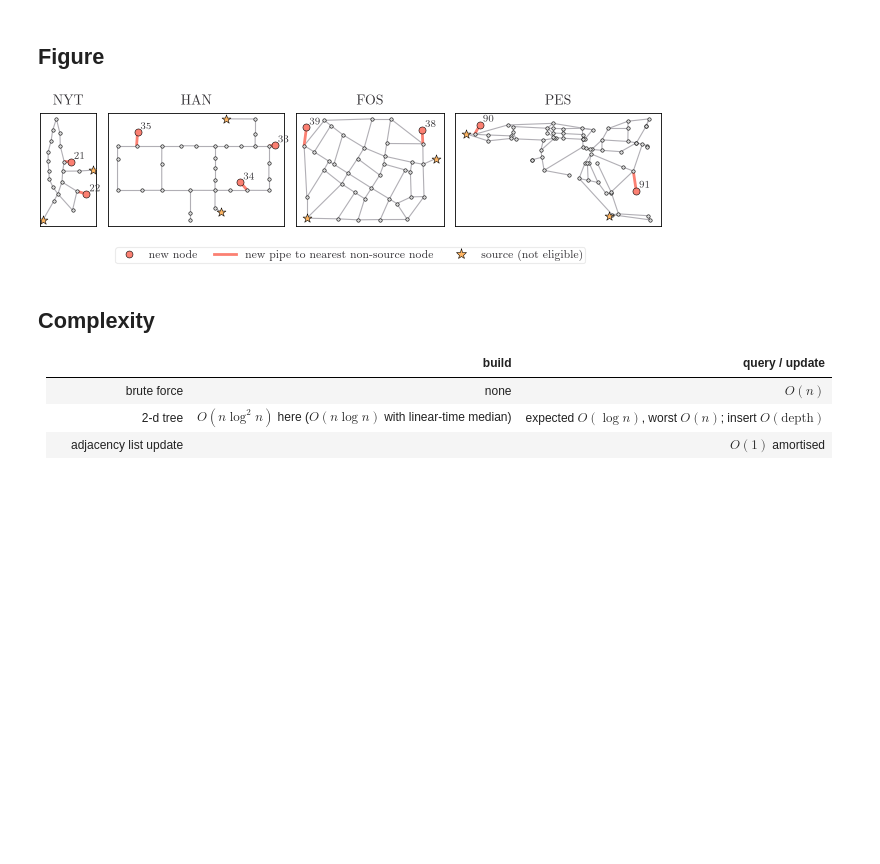
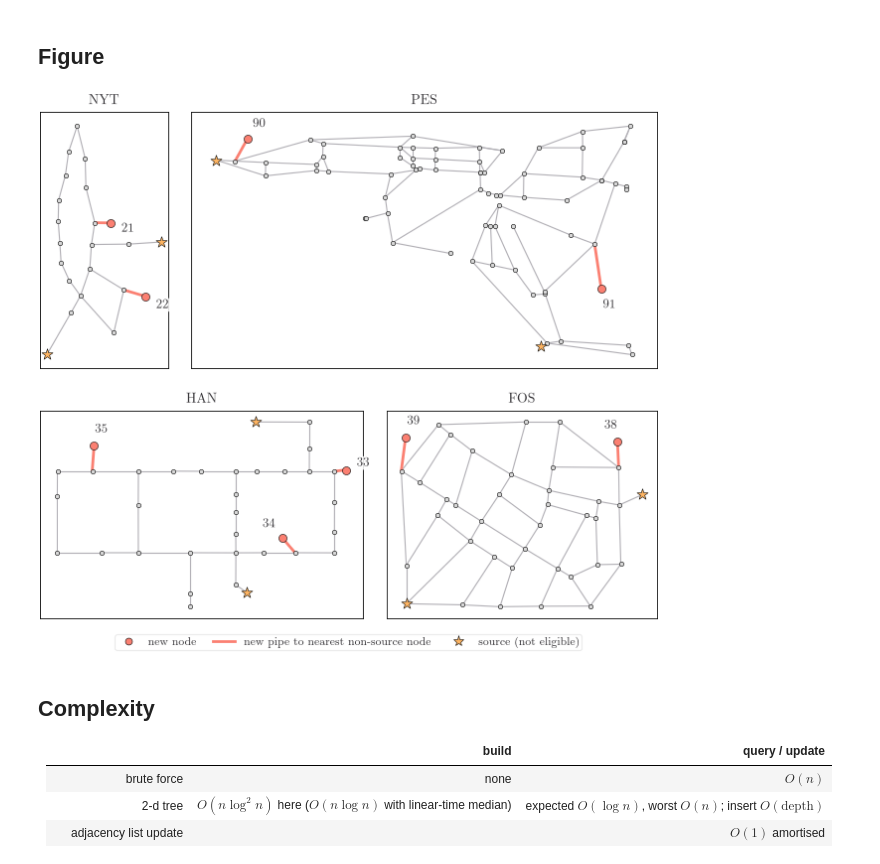
Before and after one commit to santihdzs/water-distribution, a Jupyter notebook: notebooks/07_expansion.ipynb, the cells around one changed output. Saved outputs shown, nothing was run; the diff lists cells and outputs as text; code cells hidden in the pictures; blank space fills up the shorter version.

```diff
--- a/notebooks/07_expansion.ipynb
+++ b/notebooks/07_expansion.ipynb
@@ -142,26 +143,31 @@ PES: 2 insertions | list: 6 entries written | matrix: 10,225 cells copied | upda
 # %% [markdown]
 ## Figure
 # %%
-fig, axes = plot.instance_axes({k: v[0] for k, v in grown_nets.items()}, layout=(('NYT', 'HAN', 'FOS', 'PES'),), extra=0.35)
+fig, axes = plot.instance_axes({k: v[0] for k, v in grown_nets.items()})
 for name, ax in axes.items():
     net = nets[name]
     grown, added = grown_nets[name]
     plot.pipes(ax, net)
-    plot.nodes(ax, net, [u for u in net.coords if u not in net.sources], s=6)
-    plot.sources(ax, net, s=45)
+    plot.nodes(ax, net, [u for u in net.coords if u not in net.sources], s=10)
+    plot.sources(ax, net)
     plot.pipes(ax, grown, [(a['id'], a['target'], 0) for a in added], color=plot.HIGHLIGHT, lw=2.0)
-    plot.nodes(ax, grown, [a['id'] for a in added], color=plot.HIGHLIGHT, s=26, zorder=6)
+    plot.nodes(ax, grown, [a['id'] for a in added], color=plot.HIGHLIGHT, s=34, zorder=6)
     for a in added:
-        ax.annotate(str(a['id']), a['xy'], xytext=(2, 2), textcoords='offset points', fontsize=7)
+        # label on the far side of the new node, away from its pipe
+        dx, dy = (a['xy'][0] - grown.coords[a['target']][0], a['xy'][1] - grown.coords[a['target']][1])
+        n = math.hypot(dx, dy)
+        ax.annotate(str(a['id']), a['xy'], xytext=(8 * dx / n, 8 * dy / n), textcoords='offset points',
+                    ha='left' if dx >= 0 else 'right', va='bottom' if dy >= 0 else 'top', fontsize=9, zorder=7,
+                    bbox=dict(boxstyle='round,pad=0.1', fc='white', ec='none', alpha=0.85))
     plot.frame(ax, name)
 h = [plt.Line2D([], [], ls='', marker='o', mfc=plot.HIGHLIGHT, mec='k', mew=0.4, ms=5, label='new node'),
      plt.Line2D([], [], color=plot.HIGHLIGHT, lw=2.0, label='new pipe to nearest non-source node'),
      plt.Line2D([], [], ls='', marker='*', mfc=plot.SOURCE, mec='k', mew=0.4, ms=8, label='source (not eligible)')]
-fig.legend(handles=h, loc='upper center', bbox_to_anchor=(0.5, 0.02), ncol=3)
+fig.legend(handles=h, loc='upper center', bbox_to_anchor=(0.5, 0.0), ncol=3)
 plot.save(fig, 'expansion')
 plt.show()
 # %% [output]
-[figure, old version]
+[figure, new version]
 # %% [markdown]
 ## Complexity
 | | build | query / update |
```
Also changed, not shown: parts of 1 cell of this notebook, 45 other files.
